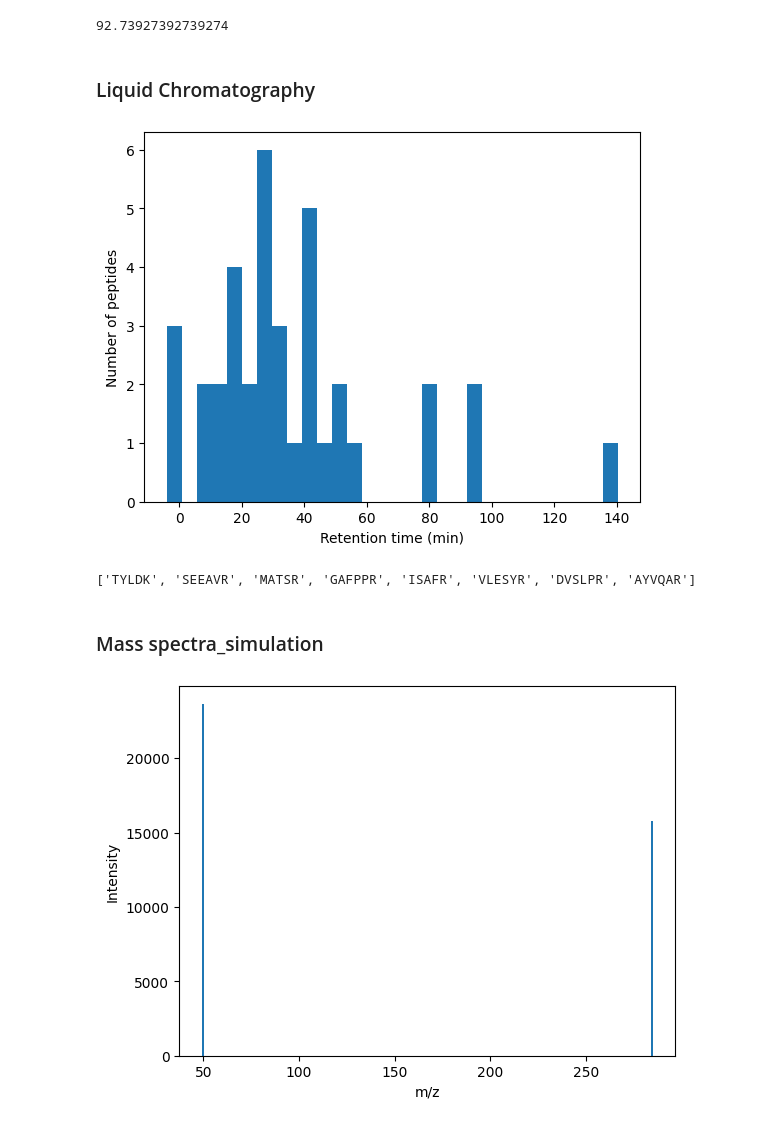
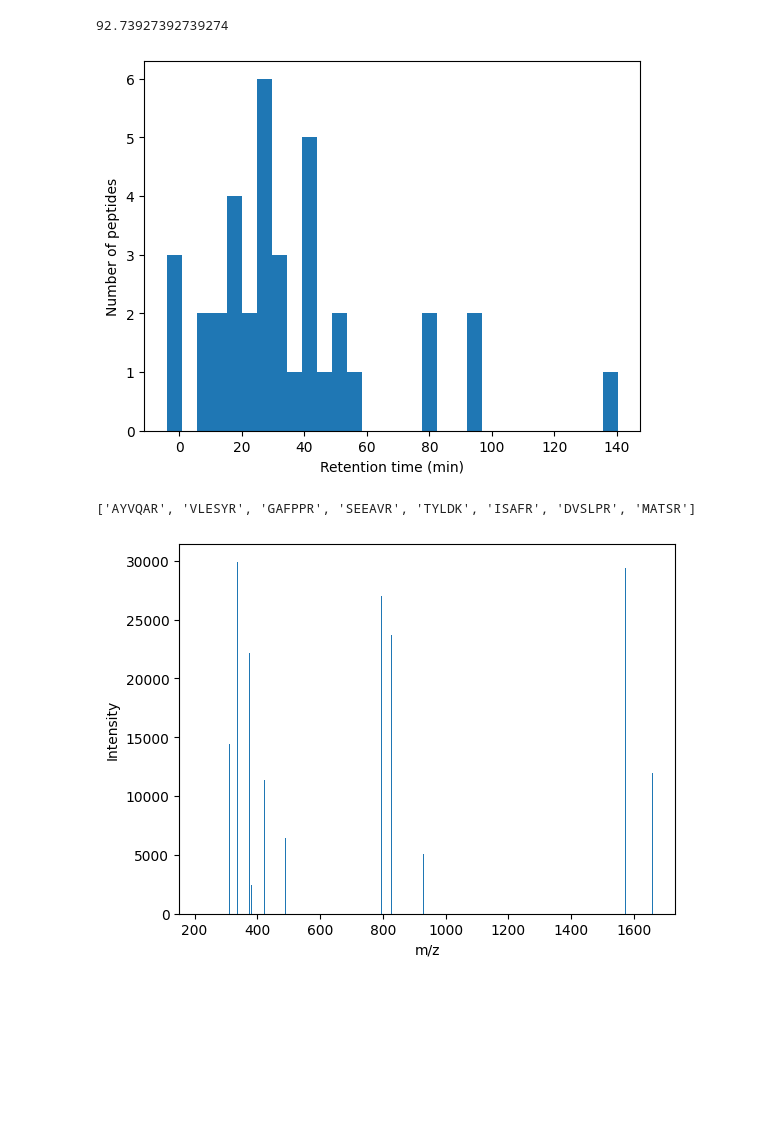
Before and after one commit to mksku-dev/proteosim_max, a Jupyter notebook: tuturials/ms_experiment_final.ipynb, the cells around one changed output. Drawn from its saved outputs; the diff is of its cells as text; code cells hidden in the pictures; blank space fills up the shorter version.

```diff
--- a/tuturials/ms_experiment_final.ipynb
+++ b/tuturials/ms_experiment_final.ipynb
@@ -101 +49,3 @@ digested_peptides_map
+# %%
+digested_peptides_map = ps.digest_protein_collection(proteins, ps.enzyme_cleavage_patterns["Trypsin"])
 # %%
@@ -103,10 +53,7 @@ ps.compute_sequence_coverage(protein_map["P11802"],digested_peptides_map["P11802
 # %% [output]
 92.73927392739274
-# %% [markdown]
-### Liquid Chromatography
 # %%
-import proteosim_max as ps
-#import matplotlib.pyplot as plt
+
 pooled_peptides = list(set().union(*digested_peptides_map.values()))
 
 
@@ -115,31 +62,13 @@ ps.plot_retention_time(ps.predict_lc_retention_times(pooled_peptides).values(),
 ps.select_retention_time_window(ps.predict_lc_retention_times(pooled_peptides), lower_ret_time=0, upper_ret_time=20)
 # %% [output]
 [figure]
-['TYLDK', 'SEEAVR', 'MATSR', 'GAFPPR', 'ISAFR', 'VLESYR', 'DVSLPR', 'AYVQAR']
+['AYVQAR', 'VLESYR', 'GAFPPR', 'SEEAVR', 'TYLDK', 'ISAFR', 'DVSLPR', 'MATSR']
-# %% [markdown]
-### Mass spectra_simulation
-# %%
-import proteosim_max as ps
-
-
-amino_acid_mass_dalton = {
-    'A': 71.08, 'R': 156.19, 'N': 114.10, 'D': 115.09,
-    'C': 103.15, 'E': 129.12, 'Q': 128.13, 'G': 57.05,
-    'H': 137.14, 'I': 113.16, 'L': 113.16, 'K': 128.17,
-    'M': 131.19, 'F': 147.18, 'P': 97.12, 'S': 87.08,
-    'T': 101.11, 'W': 186.21, 'Y': 163.18, 'V': 99.13,
-}
-
-ps.calculate_mol_mass(protein_map["P11802"], amino_acid_mass_dict= amino_acid_mass_dalton)
-ps.calculate_mol_mass_collection(peptides, amino_acid_mass_dict=amino_acid_mass_dalton)
-
-mass_peptide_map = ps.calculate_mol_mass_collection(peptides, amino_acid_mass_dict=amino_acid_mass_dalton)
-ps.calculate_mz_collection(mass_peptide_map, charge = 2)
-mz_values = ps.calculate_mz_collection(mass_peptide_map, charge = 2)
-ps.plot_spectrum(mz_values)
-
-#ps.fragment_peptide()
-# mz2_map = calculate_mz_collection(mass_map_ms2, charge = 1)
-# ps.plot_spectrum(mz2_map)
-# %% [output]
-[figure, removed]
+# %%
+ps.calculate_mol_mass(proteins["P11802"], ps.amino_acid_mass_dalton)
+ps.calculate_mol_mass_collection(pooled_peptides, ps.amino_acid_mass_dalton)
+
+mass_peptide_map = ps.calculate_mol_mass_collection(pooled_peptides, ps.amino_acid_mass_dalton)
+mz_values = ps.calculate_mz_collection(mass_peptide_map, charge = 2)
+ps.plot_spectrum(mz_values)
+# %% [output]
+[figure, added]
```
Also changed, not shown: parts of 11 cells of this notebook.
